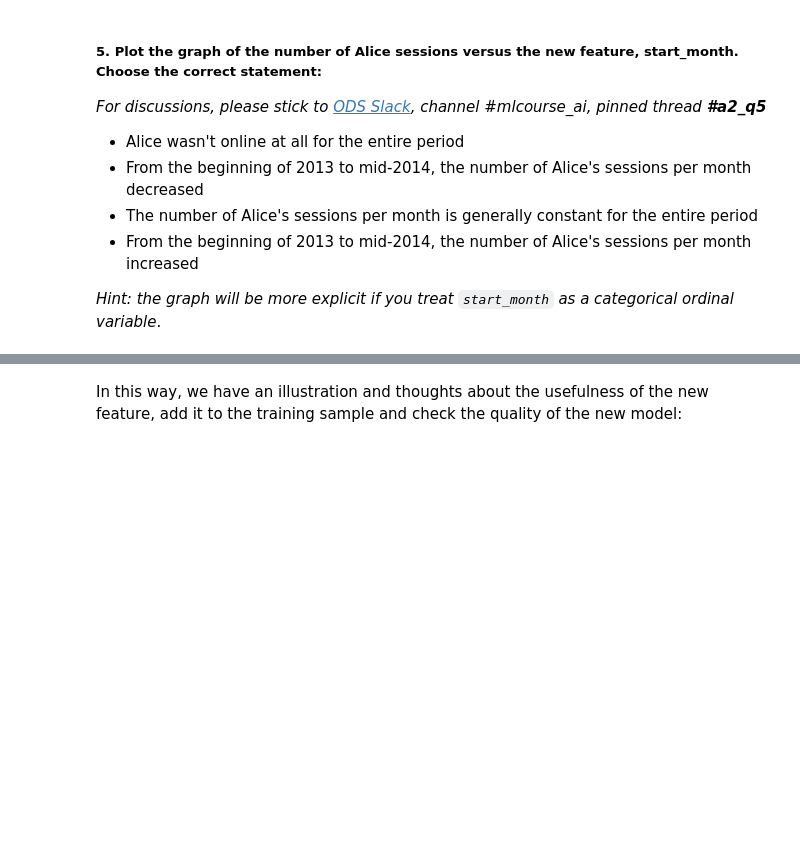
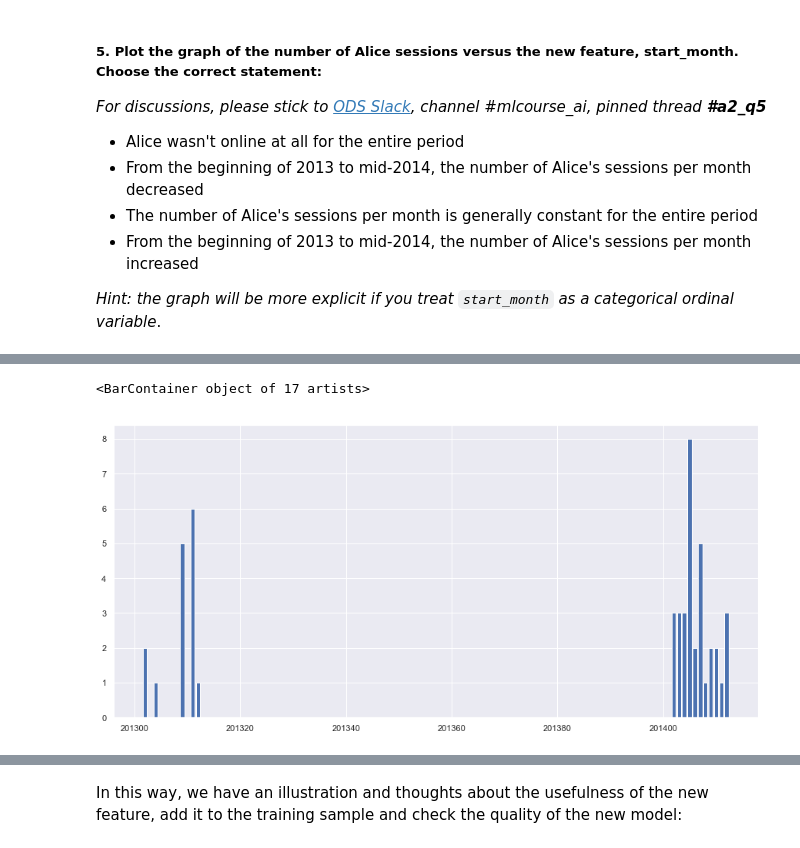
Before and after one commit to AndySECP/Berkeley-classes, a Jupyter notebook: DataScience/assignment2_part1_alice_logistic_regression.ipynb, the cells around one changed output, grey strips where cells are left out. Cells and saved outputs as stored; diff of their text form; code cells hidden in the pictures; blank space fills up the shorter version.

```diff
--- a/DataScience/assignment2_part1_alice_logistic_regression.ipynb
+++ b/DataScience/assignment2_part1_alice_logistic_regression.ipynb
@@ -532,0 +589,6 @@ full_new_feat['start_month'] = full_df['time1'].apply(lambda ts:
+# %%
+full_new_feat = full_new_feat.sort_index()
+alice_session.sort()
+# %%
+alice_feat = full_new_feat.loc[alice_session]
+alice_feat.head(3)
@@ -532,0 +601,2 @@ full_new_feat['start_month'] = full_df['time1'].apply(lambda ts:
+# %%
+alice_feat['cc'] = pd.Series([1 for i in range(alice_feat.shape[0])])
@@ -532,0 +609,3 @@ full_new_feat['start_month'] = full_df['time1'].apply(lambda ts:
+# %%
+alice_group = alice_feat.groupby('start_month').count()
+alice_group.head(3)
@@ -532,0 +618,6 @@ full_new_feat['start_month'] = full_df['time1'].apply(lambda ts:
+# %%
+plt.figure(figsize=(15,7))
+plt.bar(alice_group.index, alice_group.cc)
+# %% [output]
+<BarContainer object of 17 artists>
+[figure, added]
```
Also changed, not shown: parts of 46 cells of this notebook.
